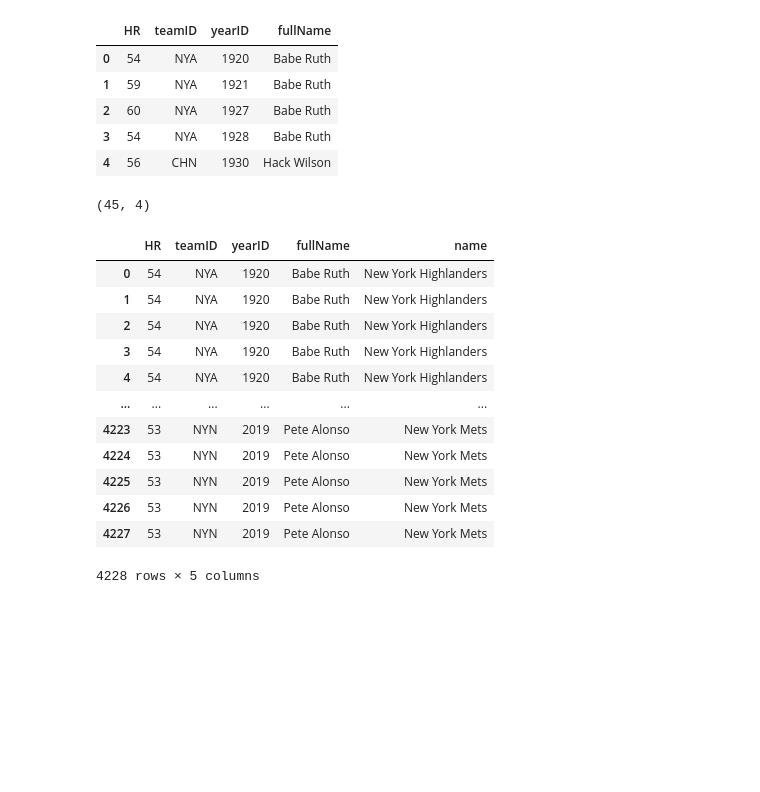
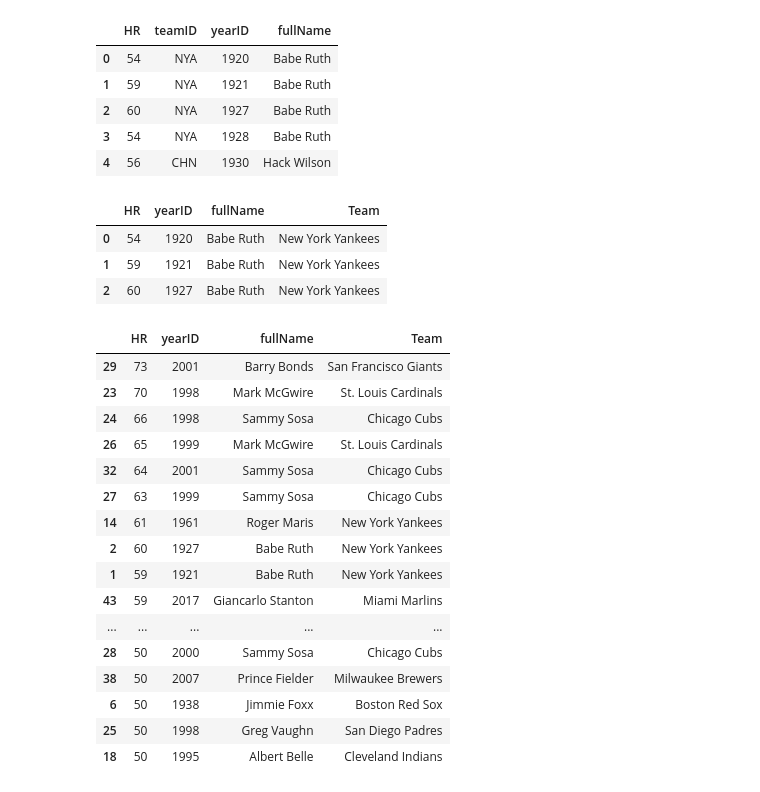
Before and after one commit to LukeCoelho/module2_intro_to_pandas, a Jupyter notebook: 2_9_2_joining_tables_in_dfply.ipynb, the cells around one changed output. Cells and saved outputs as stored; diff of their text form; code cells hidden in the pictures; blank space fills up the shorter version.

```diff
--- a/2_9_2_joining_tables_in_dfply.ipynb
+++ b/2_9_2_joining_tables_in_dfply.ipynb
@@ -418,6 +409,7 @@ teams.head(2)
 # %%
 teams_select = (teams
                >> select(X.teamID,
+                         X.yearID,
                          X.name))
 teams_select.head()
 # %% [output]
@@ -439,26 +431,34 @@ batting_and_people.head()
 | 2 | 60 | NYA | 1927 | Babe Ruth |
 | 3 | 54 | NYA | 1928 | Babe Ruth |
 | 4 | 56 | CHN | 1930 | Hack Wilson |
-# %%
-batting_and_people.shape
-# %% [output]
-(45, 4)
 # %%
 hr_stats_player_team = (batting_and_people
-                       >> left_join(teams_select, by='teamID'))
-                       #>> drop(X.teamID))
-hr_stats_player_team
+                       >> left_join(teams_select, by=['teamID', 'yearID'])
+                       >> drop(X.teamID)
+                       >> rename(Team = 'name'))
+hr_stats_player_team.head(3)
 # %% [output]
-|  | HR | teamID | yearID | fullName | name |
-| 0 | 54 | NYA | 1920 | Babe Ruth | New York Highlanders |
-| 1 | 54 | NYA | 1920 | Babe Ruth | New York Highlanders |
-| 2 | 54 | NYA | 1920 | Babe Ruth | New York Highlanders |
-| 3 | 54 | NYA | 1920 | Babe Ruth | New York Highlanders |
-| 4 | 54 | NYA | 1920 | Babe Ruth | New York Highlanders |
-| ... | ... | ... | ... | ... | ... |
-| 4223 | 53 | NYN | 2019 | Pete Alonso | New York Mets |
-| 4224 | 53 | NYN | 2019 | Pete Alonso | New York Mets |
-| 4225 | 53 | NYN | 2019 | Pete Alonso | New York Mets |
-| 4226 | 53 | NYN | 2019 | Pete Alonso | New York Mets |
-| 4227 | 53 | NYN | 2019 | Pete Alonso | New York Mets |
+|  | HR | yearID | fullName | Team |
+| 0 | 54 | 1920 | Babe Ruth | New York Yankees |
+| 1 | 59 | 1921 | Babe Ruth | New York Yankees |
+| 2 | 60 | 1927 | Babe Ruth | New York Yankees |
-4228 rows × 5 columns
+# %%
+hr_stats_player_team.sort_values('HR', ascending=False)
+# %% [output]
+|  | HR | yearID | fullName | Team |
+| 29 | 73 | 2001 | Barry Bonds | San Francisco Giants |
+| 23 | 70 | 1998 | Mark McGwire | St. Louis Cardinals |
+| 24 | 66 | 1998 | Sammy Sosa | Chicago Cubs |
+| 26 | 65 | 1999 | Mark McGwire | St. Louis Cardinals |
+| 32 | 64 | 2001 | Sammy Sosa | Chicago Cubs |
+| 27 | 63 | 1999 | Sammy Sosa | Chicago Cubs |
+| 14 | 61 | 1961 | Roger Maris | New York Yankees |
+| 2 | 60 | 1927 | Babe Ruth | New York Yankees |
+| 1 | 59 | 1921 | Babe Ruth | New York Yankees |
+| 43 | 59 | 2017 | Giancarlo Stanton | Miami Marlins |
+| ... | ... | ... | ... | ... |
+| 28 | 50 | 2000 | Sammy Sosa | Chicago Cubs |
+| 38 | 50 | 2007 | Prince Fielder | Milwaukee Brewers |
+| 6 | 50 | 1938 | Jimmie Foxx | Boston Red Sox |
+| 25 | 50 | 1998 | Greg Vaughn | San Diego Padres |
+| 18 | 50 | 1995 | Albert Belle | Cleveland Indians |
```
Also changed, not shown: parts of 2 cells of this notebook.
